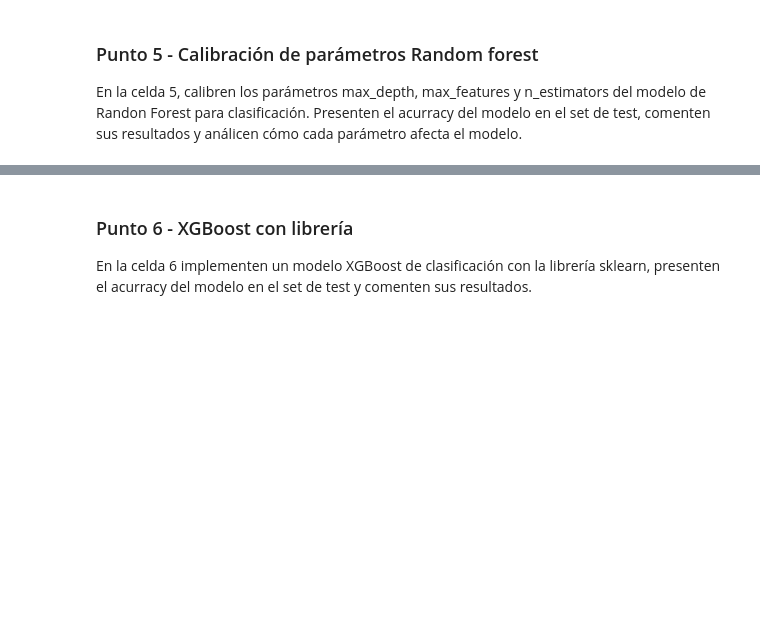
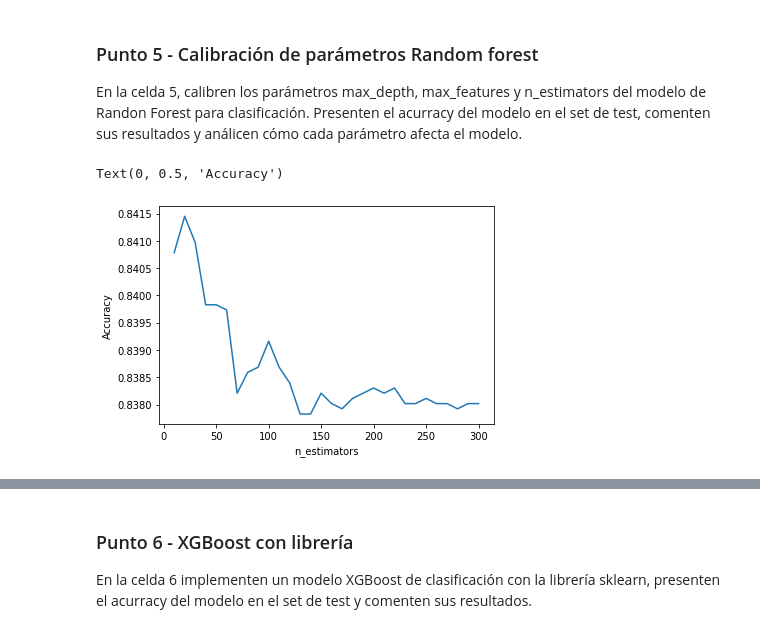
Before and after one commit to jboca-andes/MIAD_ML_and_NLP, a Jupyter notebook: Semana 2/S2TC1_RandomForests_Boosting.ipynb, the cells around one changed output, grey strips where cells are left out. Drawn from its saved outputs; the diff is of its cells as text; code cells hidden in the pictures; blank space fills up the shorter version.

```diff
--- a/Semana 2/S2TC1_RandomForests_Boosting.ipynb
+++ b/Semana 2/S2TC1_RandomForests_Boosting.ipynb
@@ -144,0 +212,4 @@ En la celda 4, usando la librería sklearn entrenen un modelo de Randon Forest p
+# %%
+# Celda 4
+clf =  RandomForestClassifier()
+pd.Series(cross_val_score(clf,X_test,y_test, cv=10 )).describe()
@@ -150,0 +230,19 @@ En la celda 5, calibren los parámetros max_depth, max_features y n_estimators d
+# %%
+# Celda 5 cftorresg
+feature_cols = data.columns[0:9]
+feature_cols
+
+
+estimator_range= range(10,310,10)
+accuracy_scores= []
+
+for estimator in estimator_range:
+  clf = RandomForestClassifier(n_estimators =estimator, random_state=1, n_jobs=-1 )
+  accuracy_scores.append(cross_val_score(clf,X, y, cv=5, scoring='accuracy').mean())
+# %%
+plt.plot(estimator_range, accuracy_scores)
+plt.xlabel('n_estimators')
+plt.ylabel('Accuracy')
+# %% [output]
+Text(0, 0.5, 'Accuracy')
+[figure, added]
```
Also changed, not shown: parts of 17 cells of this notebook.
